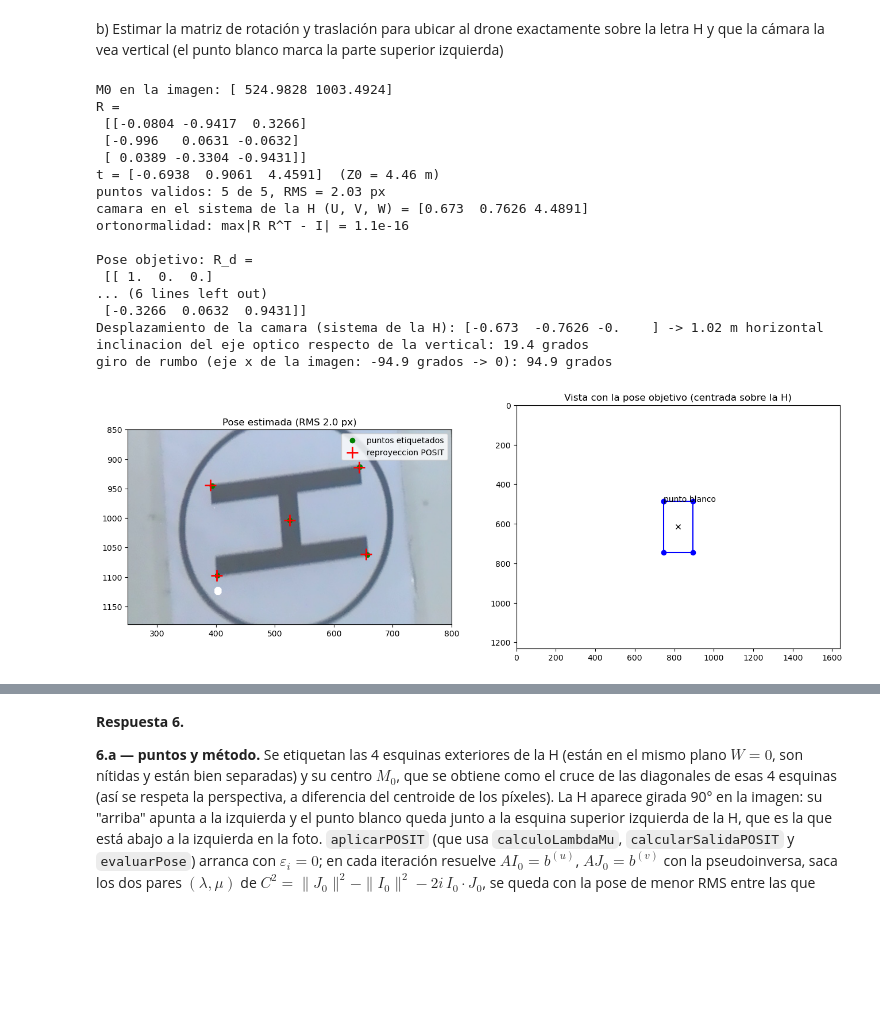
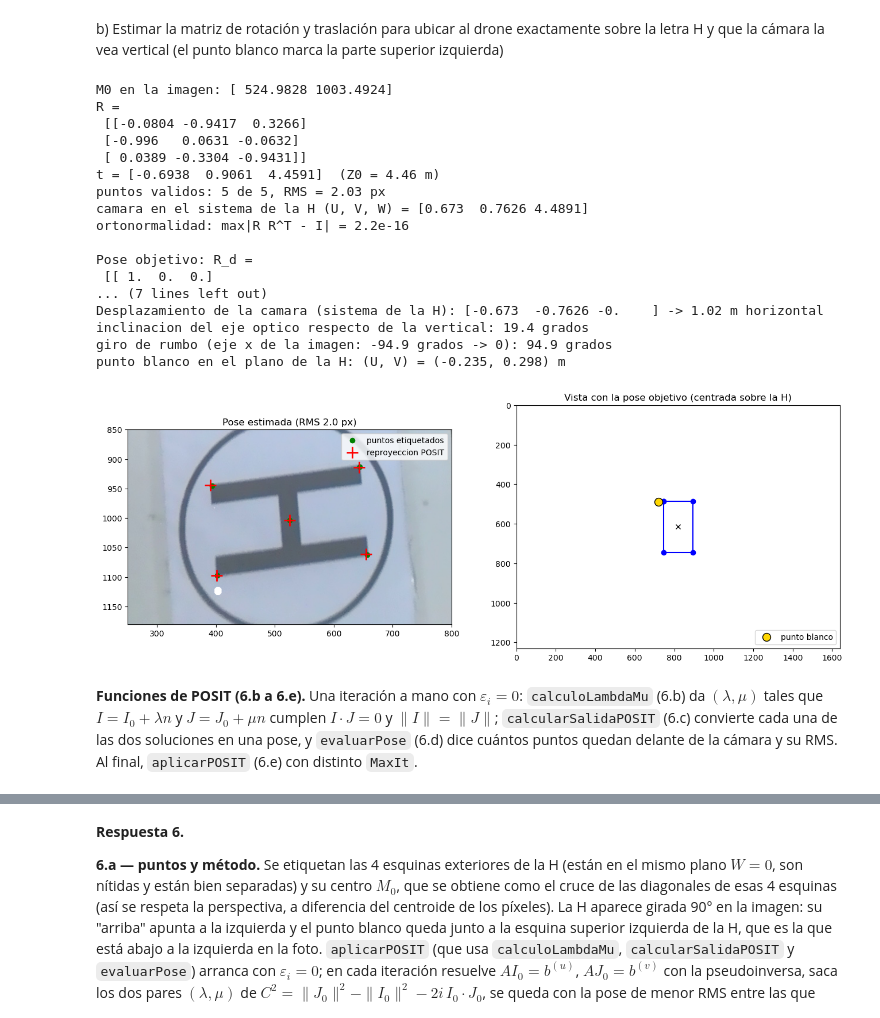
Before and after one commit to insualucia/ALC-2C-2026, a Jupyter notebook: tp/template-alumnos-20261027/grupo_XX_TP.ipynb, the cells around one changed output, grey strips where cells are left out. Saved outputs shown, nothing was run; the diff lists cells and outputs as text; code cells hidden in the pictures; blank space fills up the shorter version.

Commit message:
TP: Ej. 6 en el notebook: punto blanco en la vista objetivo y celda con las funciones de POSIT
Co-Authored-By: Claude Sonnet 5.5 <noreply@anthropic.com>

```diff
--- a/tp/template-alumnos-20261027/grupo_XX_TP.ipynb
+++ b/tp/template-alumnos-20261027/grupo_XX_TP.ipynb
@@ -550,35 +550,46 @@ print("inclinacion del eje optico respecto de la vertical: %.1f grados" % np.deg
 print("giro de rumbo (eje x de la imagen: %.1f grados -> 0): %.1f grados" % (np.degrees(rumbo), -np.degrees(rumbo)))
 
 # reproyeccion con la pose estimada y con la objetivo
 fig, (ax1, ax2) = plt.subplots(1, 2, figsize=(16, 6))
 ax1.imshow(mpimg.imread(os.path.join(carpeta, "row_00248.png")))
 ax1.plot(img[:, 0], img[:, 1], "go", label="puntos etiquetados")
 rep = reproyectarPose(K, R, t, obj)
 ax1.plot(rep[:, 0], rep[:, 1], "r+", ms=14, mew=2, label="reproyeccion POSIT")
 ax1.set_xlim(250, 800); ax1.set_ylim(1180, 850); ax1.legend(); ax1.set_title("Pose estimada (RMS %.1f px)" % rms)
 rep = reproyectarPose(K, Rd, td, obj)
 ax2.plot(rep[[1, 2, 3, 4, 1], 0], rep[[1, 2, 3, 4, 1], 1], "b-o")
 ax2.plot(rep[0, 0], rep[0, 1], "kx")
-ax2.annotate("punto blanco", rep[1])
+# punto blanco: su pixel (404, 1124) se lleva al plano de la H (W = 0) con la pose estimada
+# y de ahi se proyecta con la pose objetivo
+rayo = calcularAx(inversa(K), np.array([404.0, 1124.0, 1.0]))      # direccion en la camara
+d = calcularAx(traspuesta(R), rayo)                                # ... en el sistema de la H
+s_ = -C[2] / d[2]                                                  # corte con W = 0
+Pb = C + s_ * d
+pb = reproyectarPose(K, Rd, td, Pb.reshape(1, 3))[0]
+ax2.plot(pb[0], pb[1], "o", color="gold", mec="k", ms=10, label="punto blanco")
+ax2.legend(loc="lower right")
+print("punto blanco en el plano de la H: (U, V) = (%.3f, %.3f) m" % (Pb[0], Pb[1]))
 ax2.set_xlim(0, 1640); ax2.set_ylim(1232, 0); ax2.set_aspect("equal")
 ax2.set_title("Vista con la pose objetivo (centrada sobre la H)")
 plt.show()
 # %% [output]
 M0 en la imagen: [ 524.9828 1003.4924]
 R =
  [[-0.0804 -0.9417  0.3266]
  [-0.996   0.0631 -0.0632]
  [ 0.0389 -0.3304 -0.9431]]
 t = [-0.6938  0.9061  4.4591]  (Z0 = 4.46 m)
 puntos validos: 5 de 5, RMS = 2.03 px
 camara en el sistema de la H (U, V, W) = [0.673  0.7626 4.4891]
-ortonormalidad: max|R R^T - I| = 1.1e-16
+ortonormalidad: max|R R^T - I| = 2.2e-16
 
 Pose objetivo: R_d =
  [[ 1.  0.  0.]
-... (6 lines left out)
- [-0.3266  0.0632  0.9431]]
+... (7 lines left out)
 Desplazamiento de la camara (sistema de la H): [-0.673  -0.7626 -0.    ] -> 1.02 m horizontal
 inclinacion del eje optico respecto de la vertical: 19.4 grados
 giro de rumbo (eje x de la imagen: -94.9 grados -> 0): 94.9 grados
+punto blanco en el plano de la H: (U, V) = (-0.235, 0.298) m
-[figure, old version]
+[figure, new version]
+# %% [markdown]
+**Funciones de POSIT (6.b a 6.e).** Una iteración a mano con $\varepsilon_i=0$: `calculoLambdaMu` (6.b) da $(\lambda,\mu)$ tales que $I=I_0+\lambda n$ y $J=J_0+\mu n$ cumplen $I\cdot J=0$ y $\|I\|=\|J\|$; `calcularSalidaPOSIT` (6.c) convierte cada una de las dos soluciones en una pose, y `evaluarPose` (6.d) dice cuántos puntos quedan delante de la cámara y su RMS. Al final, `aplicarPOSIT` (6.e) con distinto `MaxIt`.
```
Also changed, not shown: parts of 1 cell of this notebook, 1 other file.
